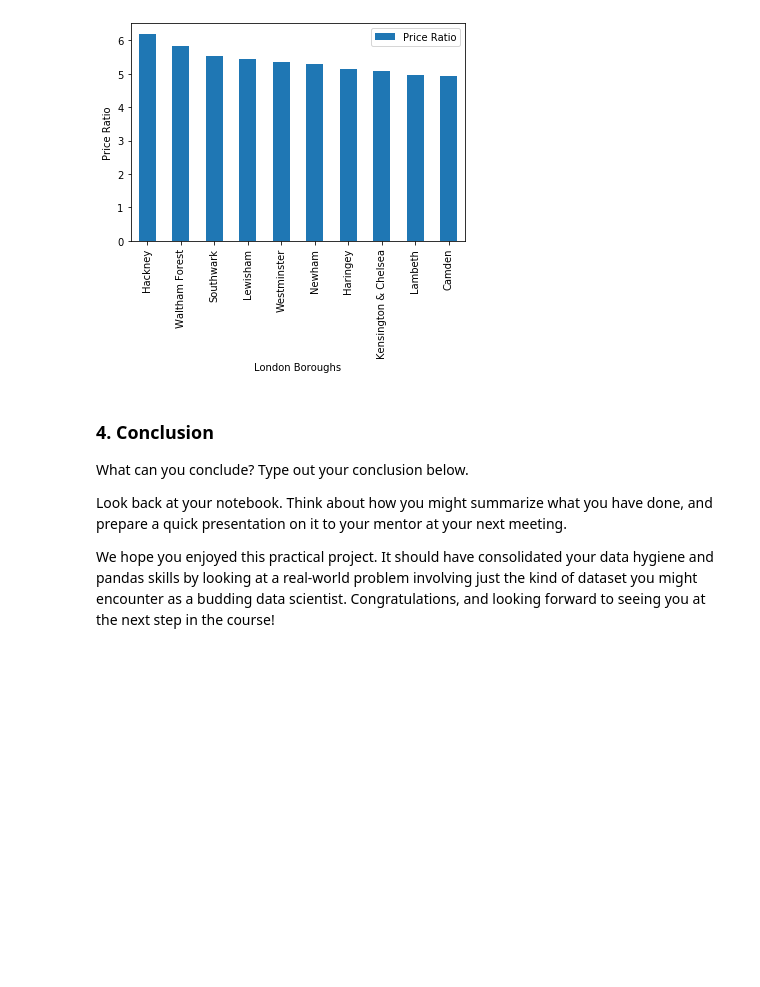
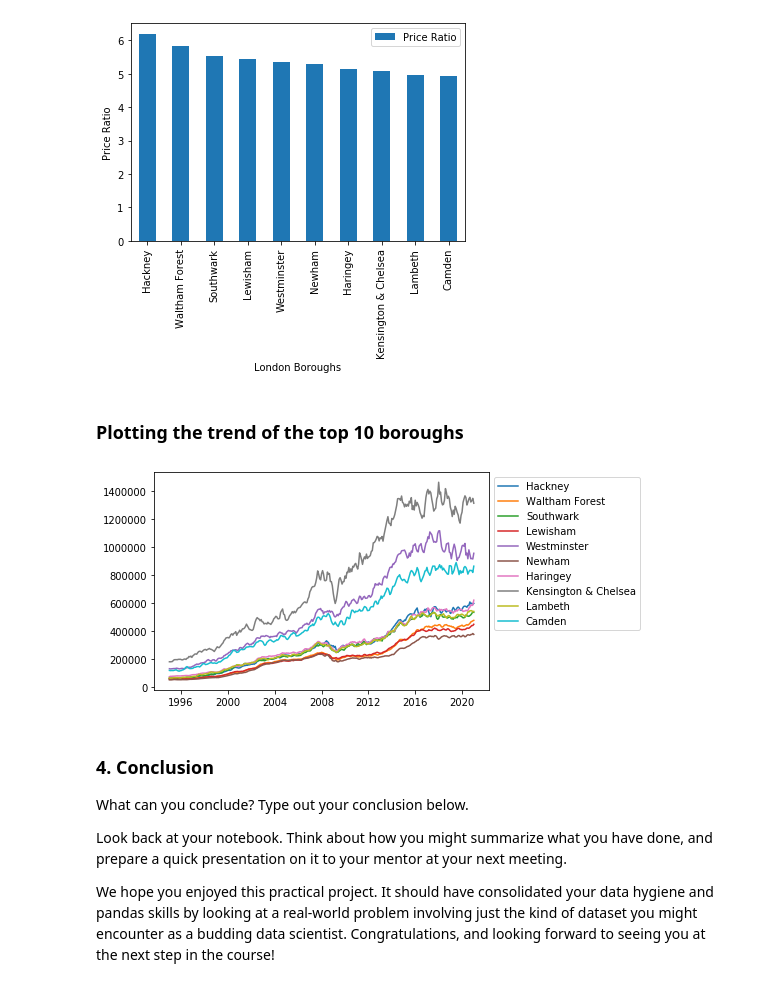
Before and after one commit to nahsradus/LondonHousePrices, a Jupyter notebook: Unit 4 Challenge - Tier 3.ipynb, the cells around one changed output. Saved outputs shown, nothing was run; the diff lists cells and outputs as text; code cells hidden in the pictures; blank space fills up the shorter version.

```diff
--- a/Unit 4 Challenge - Tier 3.ipynb
+++ b/Unit 4 Challenge - Tier 3.ipynb
@@ -328,6 +320,17 @@ ax.set_ylabel('Price Ratio')
 # %% [output]
 Text(0, 0.5, 'Price Ratio')
 [figure]
+# %% [markdown]
+### Plotting the trend of the top 10 boroughs
+# %%
+for each_item in top10.index:
+    result = clean_properties[clean_properties['London Boroughs'] == each_item]
+    x = result['Year-Month']
+    y = result['Avg Price']
+    plt.plot(x,y, label = each_item)
+    plt.legend(bbox_to_anchor=(1, 1),loc = 'best')
+# %% [output]
+[figure, added]
 # %% [markdown]
 ### 4. Conclusion
 What can you conclude? Type out your conclusion below.
```
Also changed, not shown: parts of 3 cells of this notebook, 1 other file.
